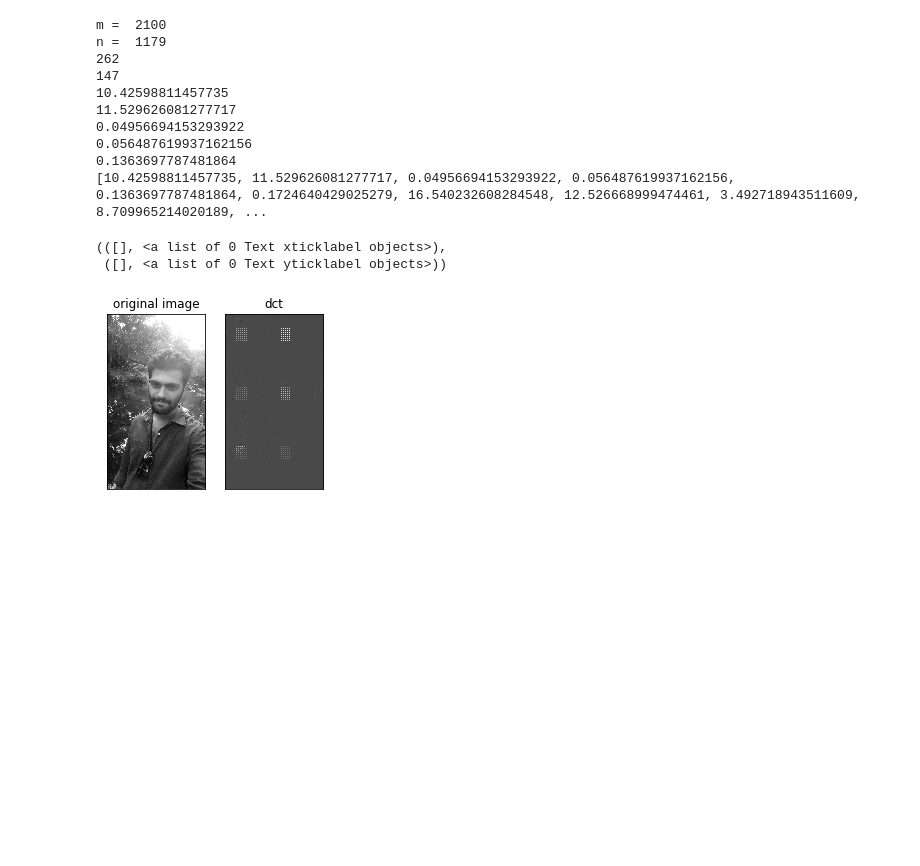
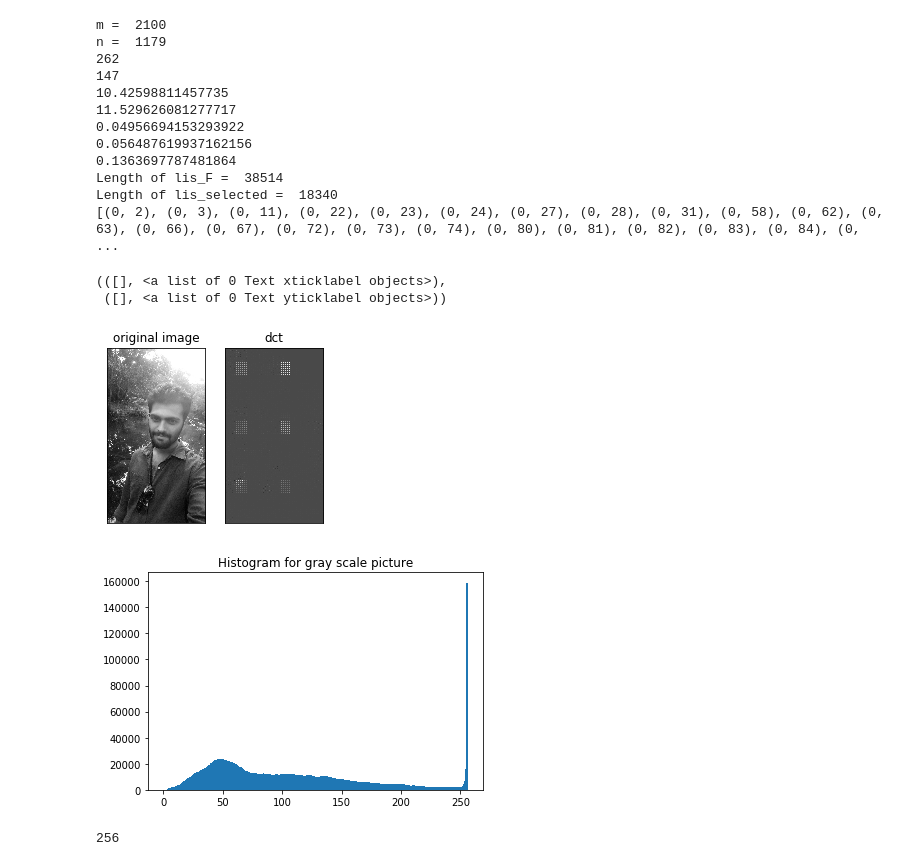
Before and after one commit to suyash0103/RDH-with-JPEG, a Jupyter notebook: RDH with JPEG.ipynb, the cells around one changed output. Cells and saved outputs as stored; diff of their text form; code cells hidden in the pictures; blank space fills up the shorter version.

```diff
--- a/RDH with JPEG.ipynb
+++ b/RDH with JPEG.ipynb
@@ -87,9 +96,9 @@ def dct(img):
     return img_dct
 # %%
-img = cv2.imread('github.jpeg', 0)
+image = cv2.imread('github.jpeg', 0)
 
 # DCT
-img_dct = dct(img)
+image_dct = dct(image)
 # print (img_dct[0][0], img_dct[0][1])
 # print (img_dct[0][8], img_dct[0][9])
 # print (img_dct[0][16], img_dct[0][17])
@@ -129,7 +138,9 @@ n =  1179
 0.04956694153293922
 0.056487619937162156
 0.1363697787481864
-[10.42598811457735, 11.529626081277717, 0.04956694153293922, 0.056487619937162156, 0.1363697787481864, 0.1724640429025279, 16.540232608284548, 12.526668999474461, 3.492718943511609, 8.709965214020189, ...
+Length of lis_F =  38514
+Length of lis_selected =  18340
+[(0, 2), (0, 3), (0, 11), (0, 22), (0, 23), (0, 24), (0, 27), (0, 28), (0, 31), (0, 58), (0, 62), (0, 63), (0, 66), (0, 67), (0, 72), (0, 73), (0, 74), (0, 80), (0, 81), (0, 82), (0, 83), (0, 84), (0, ...
 (([], <a list of 0 Text xticklabel objects>),
  ([], <a list of 0 Text yticklabel objects>))
 [figure]
@@ -135,0 +150,13 @@ n =  1179
+# %%
+# hist = cv2.calcHist([img],[0],None,[256],[0,256])
+hist,bins = np.histogram(img,256,[0,256])
+a = plt.hist(img.ravel(),256,[0,256])
+plt.title('Histogram for gray scale picture')
+plt.show()
+# %% [output]
+[figure, added]
+# %%
+hist = list(filter(lambda a: a != 0, hist))
+print(len(hist))
+# %% [output]
+256
```
Also changed, not shown: parts of 3 cells of this notebook.
